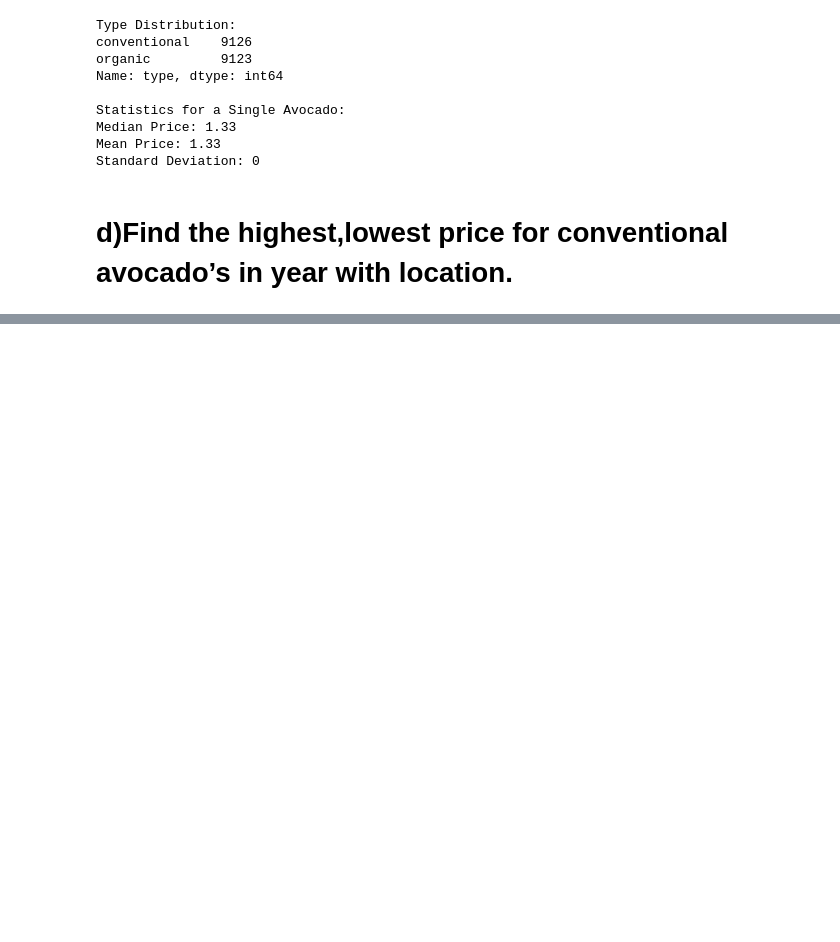
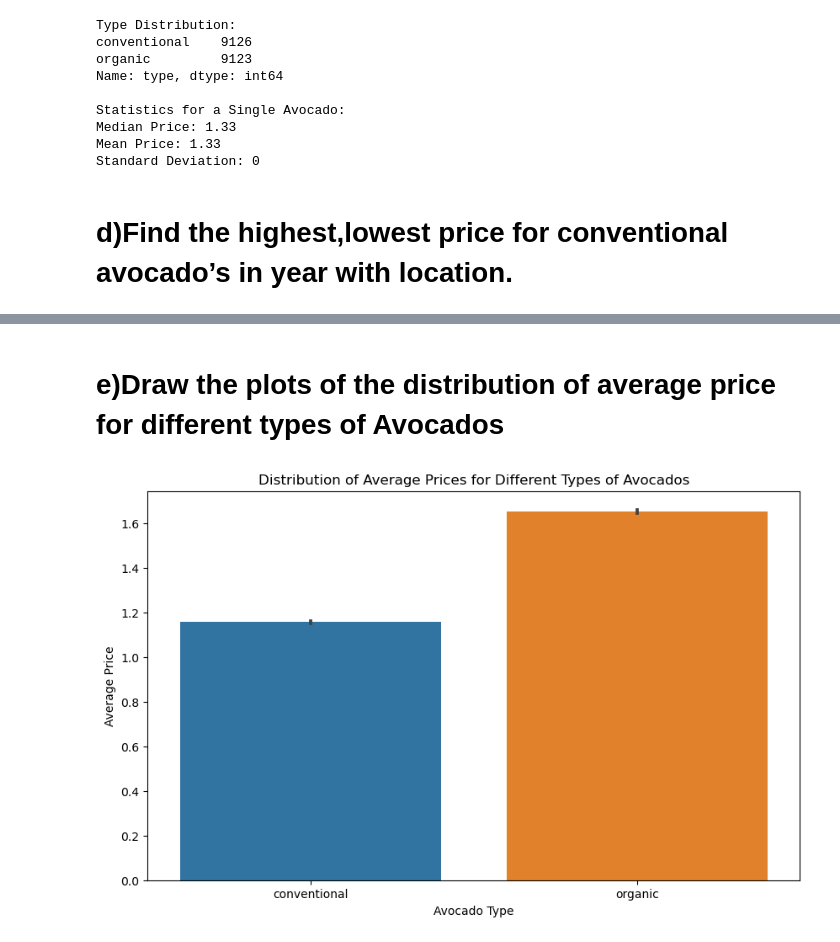
Before and after one commit to nvn18/3-1_LAB_WORKS, a Jupyter notebook: DA_LAB/Avocado_dataset.ipynb, the cells around one changed output, grey strips where cells are left out. Cells and saved outputs as stored; diff of their text form; code cells hidden in the pictures; blank space fills up the shorter version.

```diff
--- a/DA_LAB/Avocado_dataset.ipynb
+++ b/DA_LAB/Avocado_dataset.ipynb
@@ -78,0 +118,14 @@ Standard Deviation: 0
+# %% [markdown]
+# e)Draw the plots of the distribution of average price for different types of Avocados
+# %%
+import matplotlib.pyplot as plt
+import seaborn as sns
+
+plt.figure(figsize=(10, 6))
+sns.barplot(x='type', y='AveragePrice', data=data)
+plt.title('Distribution of Average Prices for Different Types of Avocados')
+plt.xlabel('Avocado Type')
+plt.ylabel('Average Price')
+plt.show()
+# %% [output]
+[figure, added]
```
Also changed, not shown: parts of 5 cells of this notebook.
